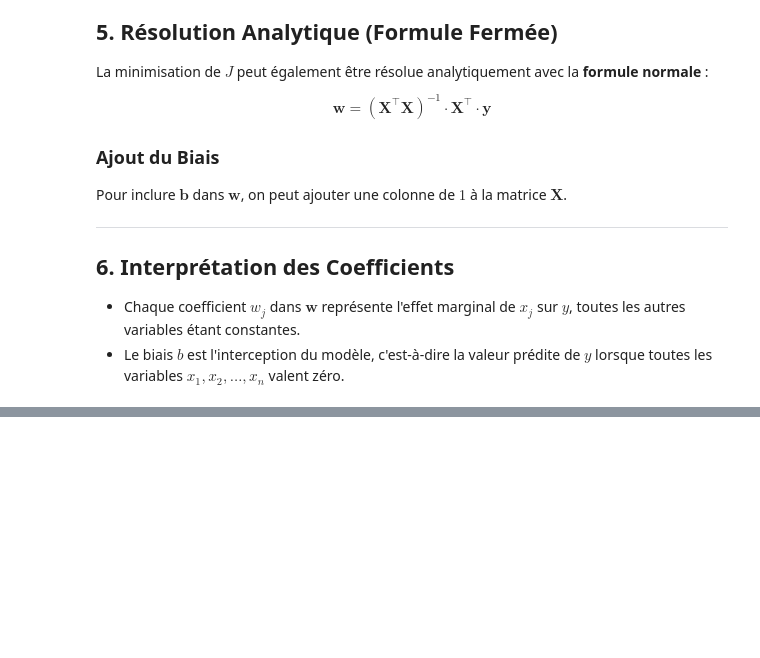
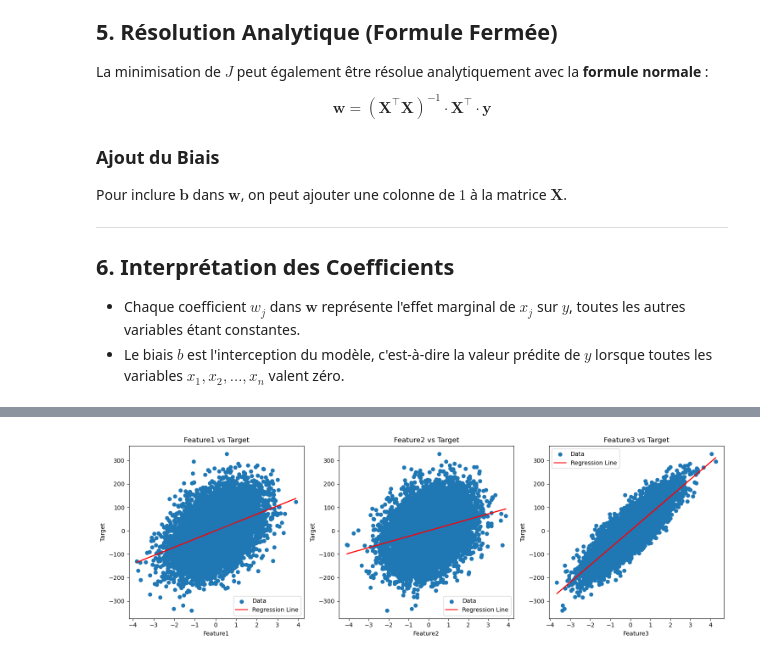
Before and after one commit to Amrani-Sohaib/ML-Models, a Jupyter notebook: Notebooks/Regression.ipynb, the cells around one changed output, grey strips where cells are left out. Drawn from its saved outputs; the diff is of its cells as text; code cells hidden in the pictures; blank space fills up the shorter version.

```diff
--- a/Notebooks/Regression.ipynb
+++ b/Notebooks/Regression.ipynb
@@ -175,0 +186,32 @@ print("Coût final:", cost_history[-1])
+# %%
+# Tracer la droite de régression entre chaque variable et y
+fig, axs = plt.subplots(1, 3, figsize=(15, 5))
+
+# Feature 1
+axs[0].scatter(X[:, 1], y, label='Data')
+axs[0].plot(X[:, 1], Regression_model.predict(X) - Regression_model.weights[2] * X[:, 2] - Regression_model.weights[3] * X[:, 3], color='red', label='Regression Line')
+axs[0].set_xlabel('Feature1')
+axs[0].set_ylabel('Target')
+axs[0].set_title('Feature1 vs Target')
+axs[0].legend()
+
+# Feature 2
+axs[1].scatter(X[:, 2], y, label='Data')
+axs[1].plot(X[:, 2], Regression_model.predict(X) - Regression_model.weights[1] * X[:, 1] - Regression_model.weights[3] * X[:, 3], color='red', label='Regression Line')
+axs[1].set_xlabel('Feature2')
+axs[1].set_ylabel('Target')
+axs[1].set_title('Feature2 vs Target')
+axs[1].legend()
+
+# Feature 3
+axs[2].scatter(X[:, 3], y, label='Data')
+axs[2].plot(X[:, 3], Regression_model.predict(X) - Regression_model.weights[1] * X[:, 1] - Regression_model.weights[2] * X[:, 2], color='red', label='Regression Line')
+axs[2].set_xlabel('Feature3')
+axs[2].set_ylabel('Target')
+axs[2].set_title('Feature3 vs Target')
+axs[2].legend()
+
+plt.tight_layout()
+plt.show()
+# %% [output]
+[figure, added]
```
Also changed, not shown: parts of 6 cells of this notebook.
